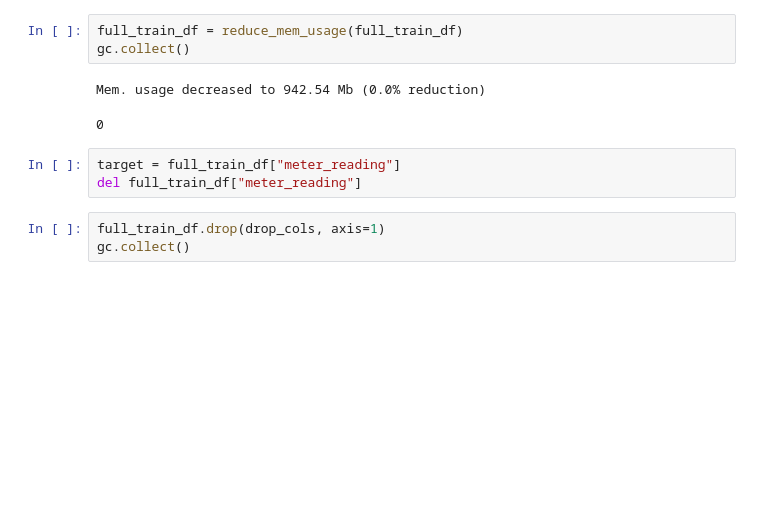
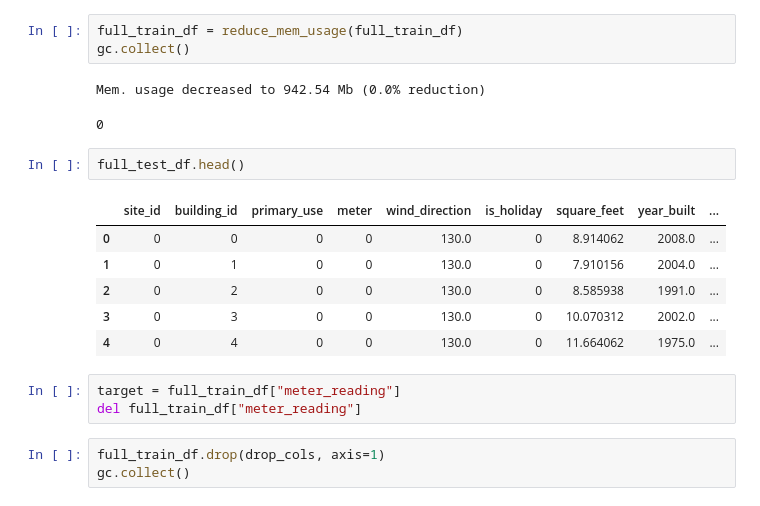
Before and after one commit to diego-faria-br/super_energy_predictor, a Jupyter notebook: notebooks/Diego - compact - notebook.ipynb, the cells around one changed output. Drawn from its saved outputs; the diff is of its cells as text; blank space fills up the shorter version.

```diff
--- a/notebooks/Diego - compact - notebook.ipynb
+++ b/notebooks/Diego - compact - notebook.ipynb
@@ -599,6 +593,15 @@ gc.collect()
 # %% [output]
 Mem. usage decreased to 942.54 Mb (0.0% reduction)
 0
+# %%
+full_test_df.head()
+# %% [output]
+|  | site_id | building_id | primary_use | meter | wind_direction | is_holiday | square_feet | year_built | ... |
+| 0 | 0 | 0 | 0 | 0 | 130.0 | 0 | 8.914062 | 2008.0 | ... |
+| 1 | 0 | 1 | 0 | 0 | 130.0 | 0 | 7.910156 | 2004.0 | ... |
+| 2 | 0 | 2 | 0 | 0 | 130.0 | 0 | 8.585938 | 1991.0 | ... |
+| 3 | 0 | 3 | 0 | 0 | 130.0 | 0 | 10.070312 | 2002.0 | ... |
+| 4 | 0 | 4 | 0 | 0 | 130.0 | 0 | 11.664062 | 1975.0 | ... |
 # %%
 target = full_train_df["meter_reading"]
 del full_train_df["meter_reading"]
```
Also changed, not shown: parts of 28 cells of this notebook.
